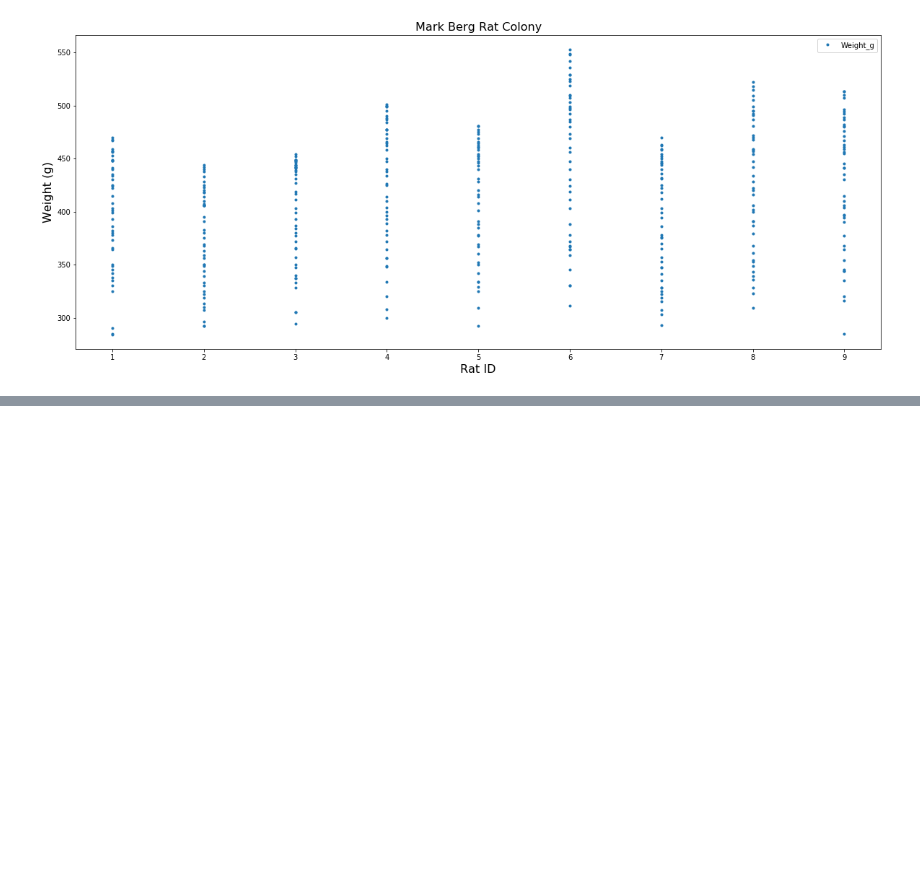
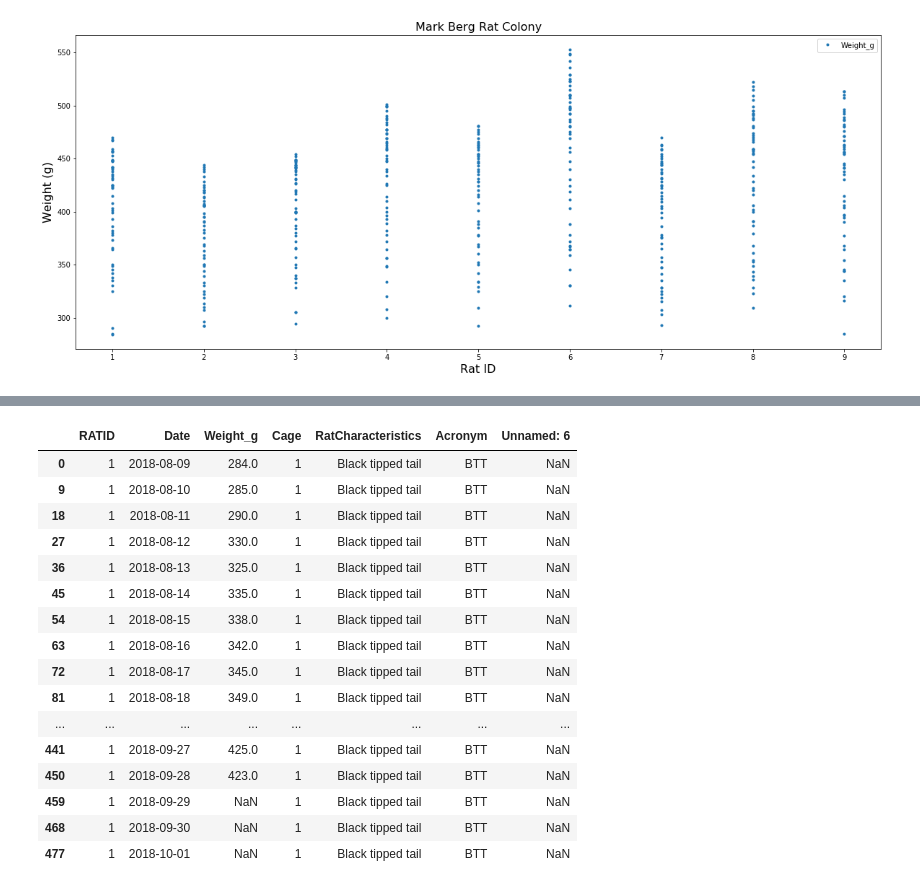
Before and after one commit to MelissaLaurino/MarkBergRatColony, a Jupyter notebook: MarkBerg_RatColony.ipynb, the cells around one changed output, grey strips where cells are left out. Drawn from its saved outputs; the diff is of its cells as text; code cells hidden in the pictures; blank space fills up the shorter version.

```diff
--- a/MarkBerg_RatColony.ipynb
+++ b/MarkBerg_RatColony.ipynb
@@ -180,3 +180,23 @@ plt.show()
+# %%
+Rat1
+# %% [output]
+|  | RATID | Date | Weight_g | Cage | RatCharacteristics | Acronym | Unnamed: 6 |
+| 0 | 1 | 2018-08-09 | 284.0 | 1 | Black tipped tail | BTT | NaN |
+| 9 | 1 | 2018-08-10 | 285.0 | 1 | Black tipped tail | BTT | NaN |
+| 18 | 1 | 2018-08-11 | 290.0 | 1 | Black tipped tail | BTT | NaN |
+| 27 | 1 | 2018-08-12 | 330.0 | 1 | Black tipped tail | BTT | NaN |
+| 36 | 1 | 2018-08-13 | 325.0 | 1 | Black tipped tail | BTT | NaN |
+| 45 | 1 | 2018-08-14 | 335.0 | 1 | Black tipped tail | BTT | NaN |
+| 54 | 1 | 2018-08-15 | 338.0 | 1 | Black tipped tail | BTT | NaN |
+| 63 | 1 | 2018-08-16 | 342.0 | 1 | Black tipped tail | BTT | NaN |
+| 72 | 1 | 2018-08-17 | 345.0 | 1 | Black tipped tail | BTT | NaN |
+| 81 | 1 | 2018-08-18 | 349.0 | 1 | Black tipped tail | BTT | NaN |
+| ... | ... | ... | ... | ... | ... | ... | ... |
+| 441 | 1 | 2018-09-27 | 425.0 | 1 | Black tipped tail | BTT | NaN |
+| 450 | 1 | 2018-09-28 | 423.0 | 1 | Black tipped tail | BTT | NaN |
+| 459 | 1 | 2018-09-29 | NaN | 1 | Black tipped tail | BTT | NaN |
+| 468 | 1 | 2018-09-30 | NaN | 1 | Black tipped tail | BTT | NaN |
+| 477 | 1 | 2018-10-01 | NaN | 1 | Black tipped tail | BTT | NaN |
 # %%
 plt.figure(figsize=(20,8))
 plt.plot(Rat1.Date, Rat1.Weight_g, "b-", label='Rat 1 - BTT',linewidth= 4,markersize=5, alpha=.90)
```
Also changed, not shown: parts of 18 cells of this notebook, 1 other file.
